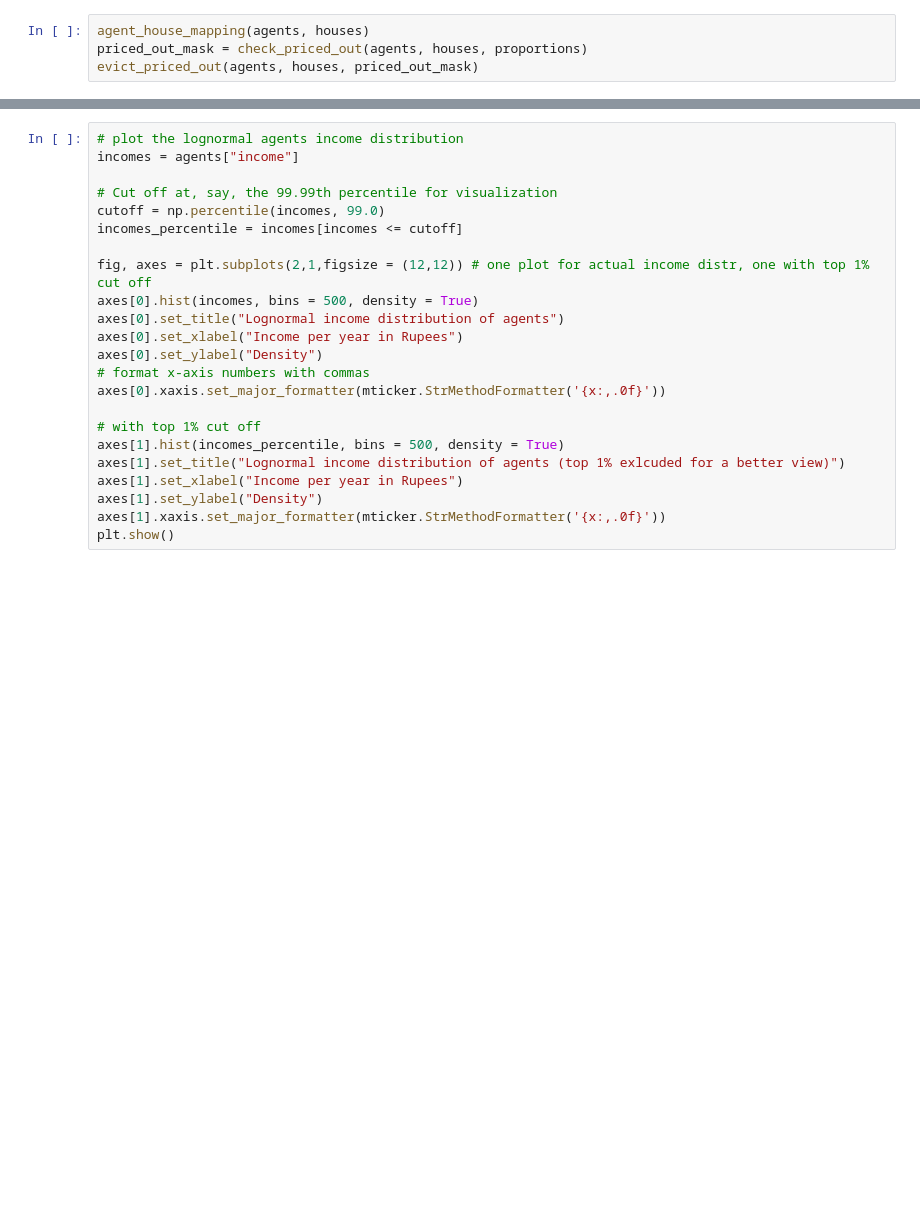
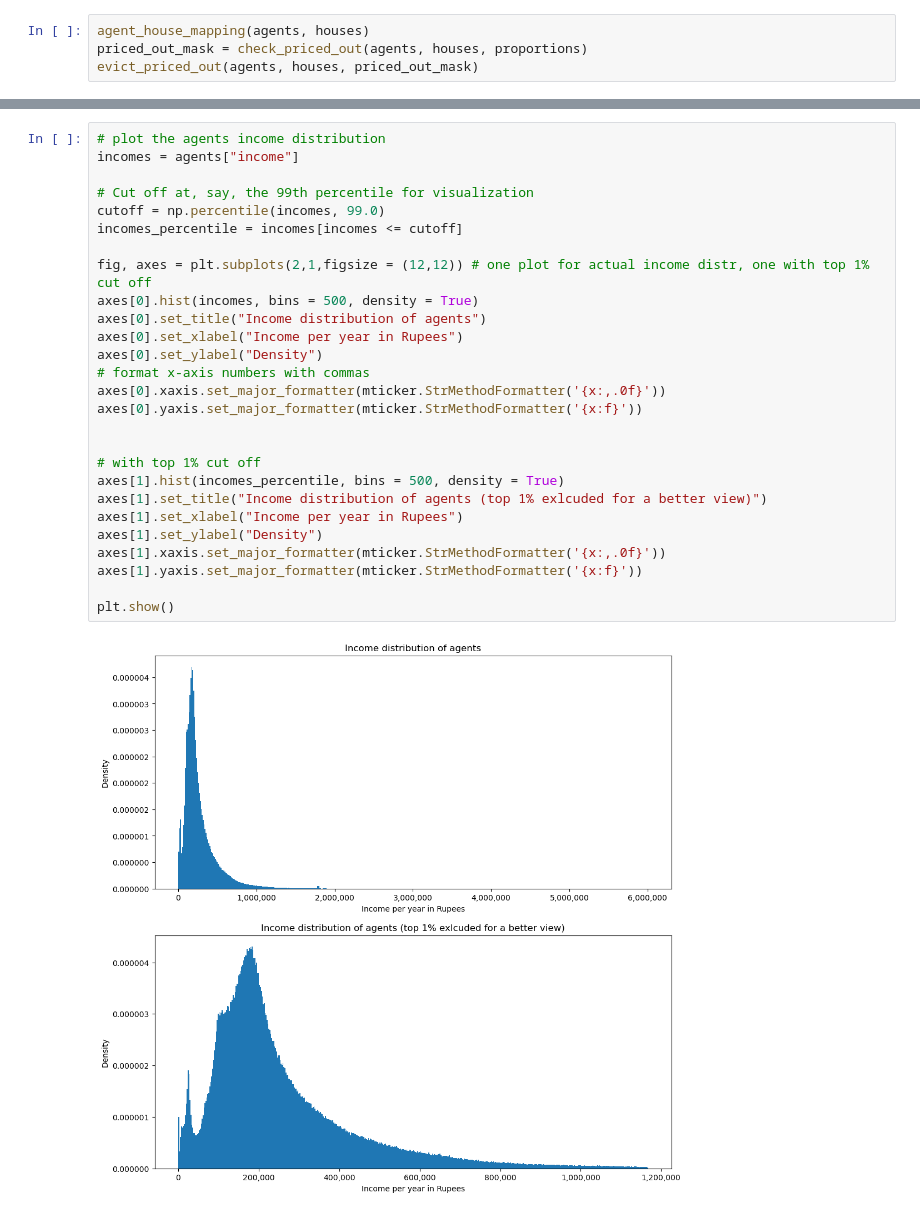
Before and after one commit to danielthomas-econ/schelling_income_model, a Jupyter notebook: plots.ipynb, the cells around one changed output, grey strips where cells are left out. Cells and saved outputs as stored; diff of their text form; blank space fills up the shorter version.

```diff
--- a/plots.ipynb
+++ b/plots.ipynb
@@ -213,23 +218,29 @@ plt.show()
 # %%
-# plot the lognormal agents income distribution
+# plot the agents income distribution
 incomes = agents["income"]
 
-# Cut off at, say, the 99.99th percentile for visualization
+# Cut off at, say, the 99th percentile for visualization
 cutoff = np.percentile(incomes, 99.0)
 incomes_percentile = incomes[incomes <= cutoff]
 
 fig, axes = plt.subplots(2,1,figsize = (12,12)) # one plot for actual income distr, one with top 1% cut off
 axes[0].hist(incomes, bins = 500, density = True)
-axes[0].set_title("Lognormal income distribution of agents")
+axes[0].set_title("Income distribution of agents")
 axes[0].set_xlabel("Income per year in Rupees")
 axes[0].set_ylabel("Density")
 # format x-axis numbers with commas
 axes[0].xaxis.set_major_formatter(mticker.StrMethodFormatter('{x:,.0f}'))
+axes[0].yaxis.set_major_formatter(mticker.StrMethodFormatter('{x:f}'))
+
 
 # with top 1% cut off
 axes[1].hist(incomes_percentile, bins = 500, density = True)
-axes[1].set_title("Lognormal income distribution of agents (top 1% exlcuded for a better view)")
+axes[1].set_title("Income distribution of agents (top 1% exlcuded for a better view)")
 axes[1].set_xlabel("Income per year in Rupees")
 axes[1].set_ylabel("Density")
 axes[1].xaxis.set_major_formatter(mticker.StrMethodFormatter('{x:,.0f}'))
+axes[1].yaxis.set_major_formatter(mticker.StrMethodFormatter('{x:f}'))
+
 plt.show()
+# %% [output]
+[figure, added]
```
Also changed, not shown: parts of 7 cells of this notebook, 5 other files.
